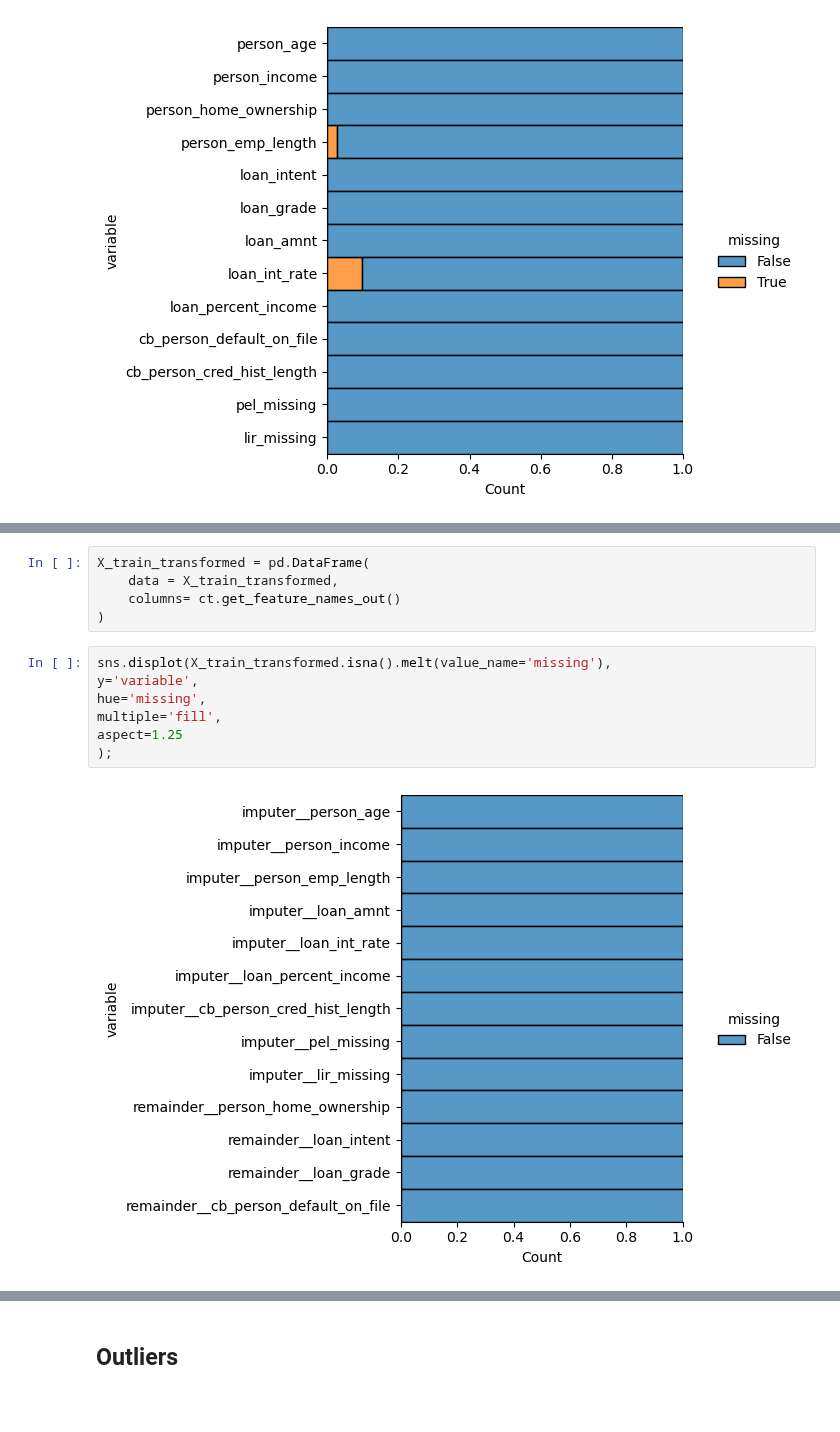
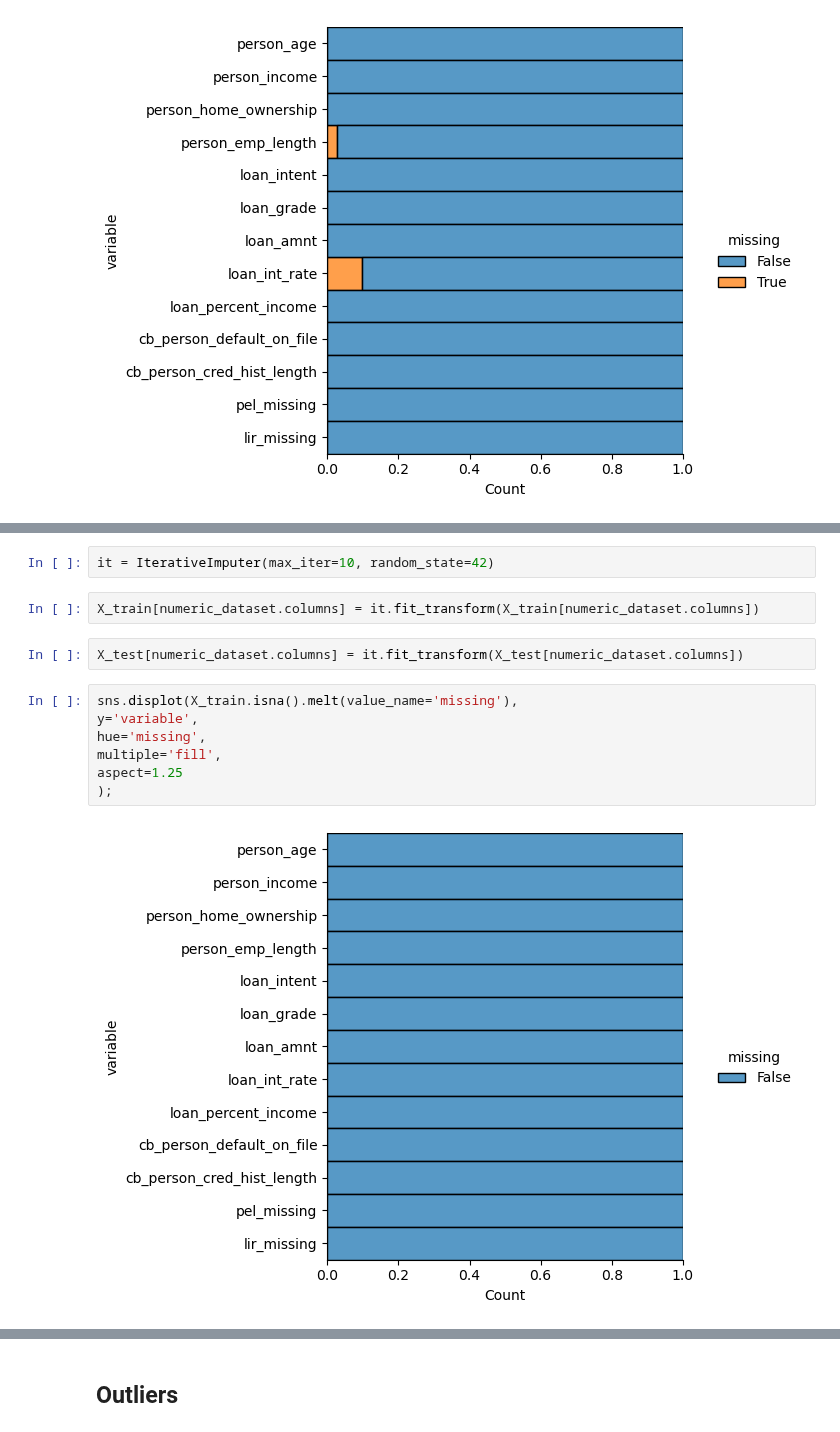
Before and after one commit to BillyBrothers/credit-risk-modeling, a Jupyter notebook: notebooks/preprocessing.ipynb, the cells around one changed output, grey strips where cells are left out. Drawn from its saved outputs; the diff is of its cells as text; blank space fills up the shorter version.

```diff
--- a/notebooks/preprocessing.ipynb
+++ b/notebooks/preprocessing.ipynb
@@ -618,14 +613,15 @@ array(['imputer__person_age', 'imputer__person_income',
-# %%
-X_train_transformed = pd.DataFrame(
-    data = X_train_transformed,
-    columns= ct.get_feature_names_out()
-)
-# %%
-sns.displot(X_train_transformed.isna().melt(value_name='missing'),
-y='variable',
-hue='missing',
-multiple='fill',
-aspect=1.25
-);
-# %% [output]
-[figure, removed]
+# %%
+it = IterativeImputer(max_iter=10, random_state=42)
+# %%
+X_train[numeric_dataset.columns] = it.fit_transform(X_train[numeric_dataset.columns])
+# %%
+X_test[numeric_dataset.columns] = it.fit_transform(X_test[numeric_dataset.columns])
+# %%
+sns.displot(X_train.isna().melt(value_name='missing'),
+y='variable',
+hue='missing',
+multiple='fill',
+aspect=1.25
+);
+# %% [output]
+[figure, added]
```
Also changed, not shown: parts of 11 cells of this notebook, 1 other file.
